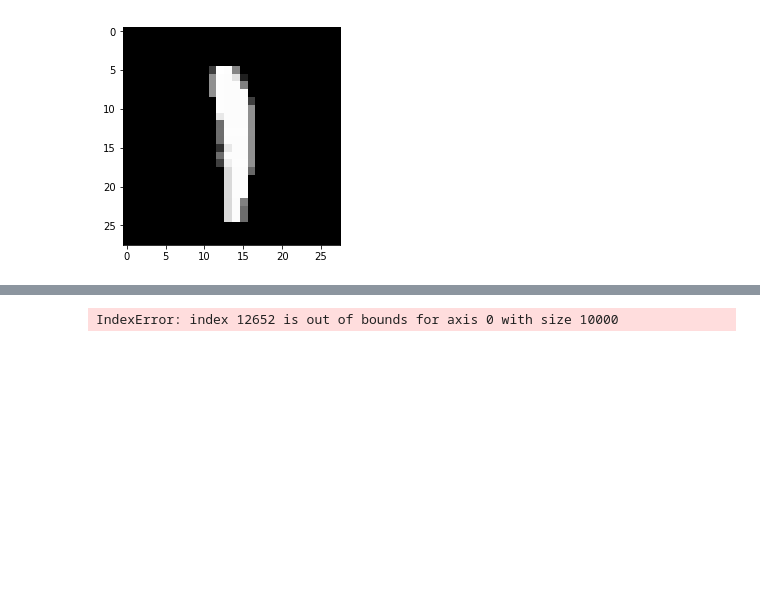
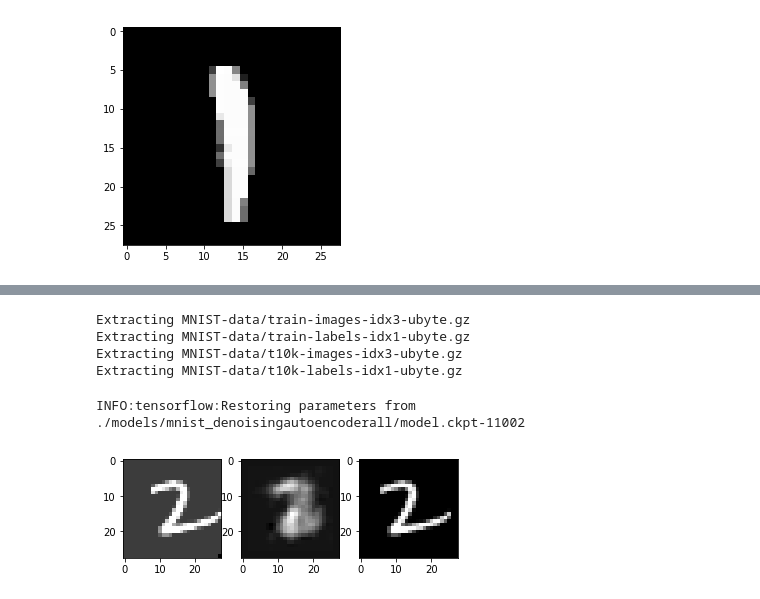
Before and after one commit to Uttaran-IITH/Thesis-Work, a Jupyter notebook: <Thesis>Denoising_AutoEncoder.ipynb, the cells around one changed output, grey strips where cells are left out. Drawn from its saved outputs; the diff is of its cells as text; code cells hidden in the pictures; blank space fills up the shorter version.

```diff
--- a/<Thesis>Denoising_AutoEncoder.ipynb
+++ b/<Thesis>Denoising_AutoEncoder.ipynb
@@ -188,7 +160,7 @@ def cnn_model_fn(features, labels, mode):
 # %%
 # Evaluate the model and print results
 mnist_classifier = tf.estimator.Estimator(
-  model_fn=cnn_model_fn, model_dir="./models/mnist_denoisingautoencoderall2")
+  model_fn=cnn_model_fn, model_dir="./models/mnist_denoisingautoencoderall")
 
 # Set up logging for predictions
 # Log the values in the "Softmax" tensor with label "probabilities"
@@ -272,11 +314,19 @@ KeyboardInterrupt:
 # %%
+eval_data = SP.load('mnist')[2]
 eval_labels = np.copy(eval_data)
+# %% [output]
+Extracting MNIST-data/train-images-idx3-ubyte.gz
+Extracting MNIST-data/train-labels-idx1-ubyte.gz
+Extracting MNIST-data/t10k-images-idx3-ubyte.gz
+Extracting MNIST-data/t10k-labels-idx1-ubyte.gz
 # %%
-eval_data = SP.Scaling(eval_data,1.2)
+eval_data = SP.Translation(eval_data,2)
+eval_data = SP.Exposure(eval_data,60)
 # %%
 eval_labels = eval_labels.reshape(-1,28,28)
 eval_data = eval_data.reshape(-1,28,28)
 # %%
-current_loss(c,eval_data,eval_labels)
+current_loss(919,eval_data,eval_labels)
 # %% [output]
-IndexError: index 12652 is out of bounds for axis 0 with size 10000
+INFO:tensorflow:Restoring parameters from ./models/mnist_denoisingautoencoderall/model.ckpt-11002
+[figure, added]
```
Also changed, not shown: parts of 7 cells of this notebook, 8 other files.
